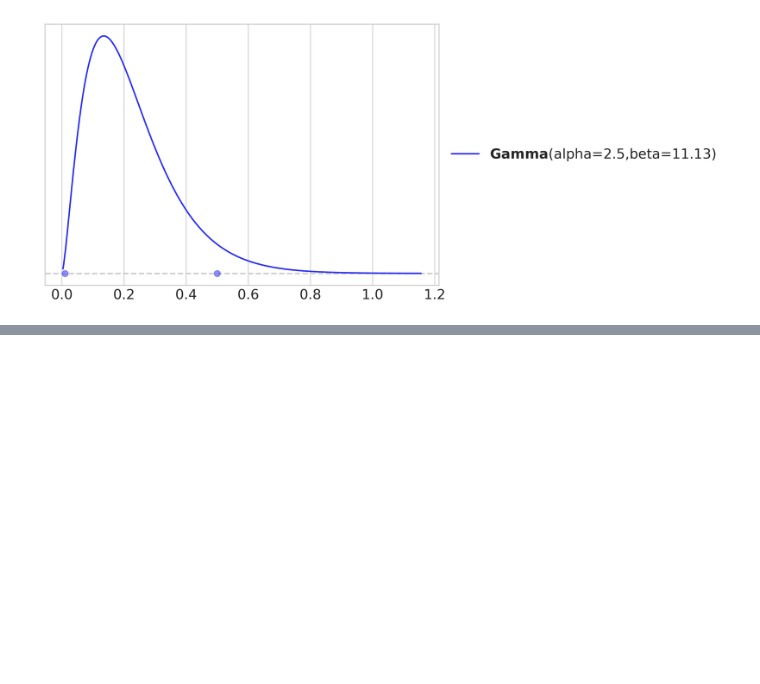
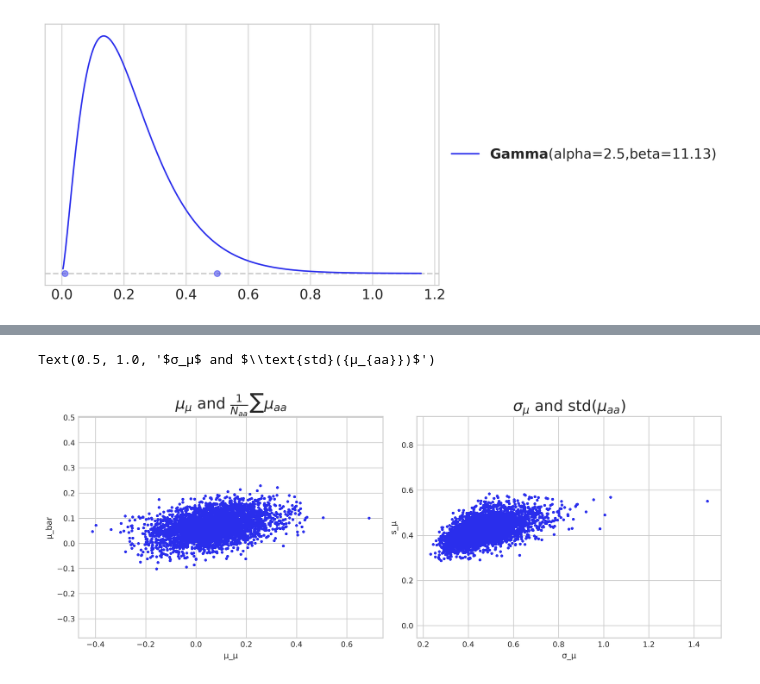
Before and after one commit to opherdonchin/StatisticalComputationAndAnalysis, a Jupyter notebook: Notebooks/Lecture07_HierarchicalModels.ipynb, the cells around one changed output, grey strips where cells are left out. Cells and saved outputs as stored; diff of their text form; code cells hidden in the pictures; blank space fills up the shorter version.

```diff
--- a/Notebooks/Lecture07_HierarchicalModels.ipynb
+++ b/Notebooks/Lecture07_HierarchicalModels.ipynb
@@ -170,0 +296,17 @@ array([<Axes: >], dtype=object)
+# %%
+idata_cs_h.posterior["μ_bar"] = idata_cs_h.posterior["μ"].mean(dim="aa")
+idata_cs_h.posterior["s_μ"] = idata_cs_h.posterior["μ"].std(dim="aa")
+
+fig, ax = plt.subplots(1, 2, figsize=(10, 4), sharex=False, sharey=False)
+az.plot_pair(idata_cs_h, var_names=["μ_μ", "μ_bar"], kind="scatter",
+             marginals=False, figsize=(8, 4), textsize=8, ax=ax[0])
+ax[0].axis('equal')
+ax[0].set_title(r"$μ_μ$ and $\frac{1}{N_{aa}}\sum{μ_{aa}}$")
+
+az.plot_pair(idata_cs_h, var_names=["σ_μ", "s_μ"], kind="scatter",
+             marginals=False, figsize=(8, 4), textsize=8, ax=ax[1])
+ax[1].axis('equal')
+ax[1].set_title(r"$σ_μ$ and $\text{std}({μ_{aa}})$")
+# %% [output]
+Text(0.5, 1.0, '$σ_μ$ and $\\text{std}({μ_{aa}})$')
+[figure, added]
```
Also changed, not shown: parts of 22 cells of this notebook, 7 other files.
